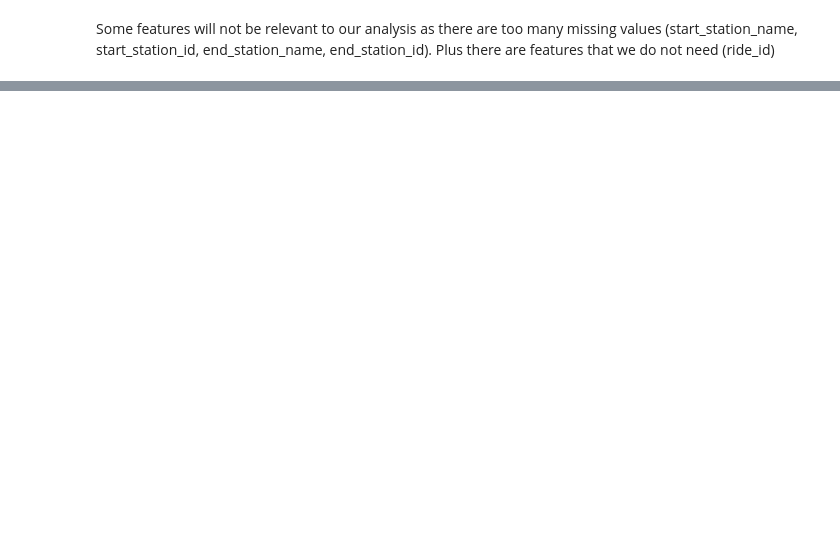
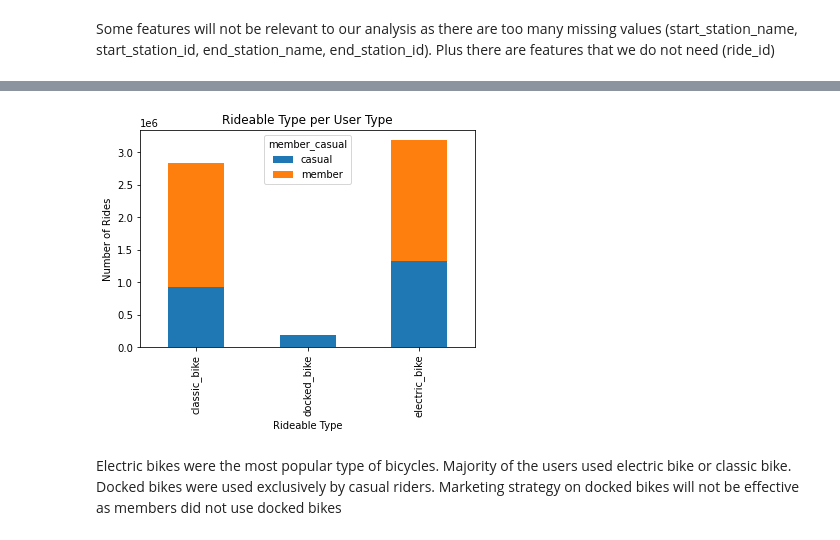
Before and after one commit to lamch0/Cyclistic-Data-Analysis-Project, a Jupyter notebook: notebook.ipynb, the cells around one changed output, grey strips where cells are left out. Saved outputs shown, nothing was run; the diff lists cells and outputs as text; code cells hidden in the pictures; blank space fills up the shorter version.

```diff
--- a/notebook.ipynb
+++ b/notebook.ipynb
@@ -137,0 +112,2 @@ variables
+# %%
+df['month'] = df['started_at'].dt.month
@@ -150,0 +216,4 @@ List of dropped columns: ride_id,
+# %%
+# Rideable type per user type
+rideable_user_count = df.groupby(['rideable_type', 'member_casual'])['ride_id'].count().unstack()
+rideable_user_count
@@ -150,0 +226,12 @@ List of dropped columns: ride_id,
+# %%
+# Plot the rideable type per user type
+rideable_user_count.plot(kind='bar', stacked=True)
+
+plt.xlabel('Rideable Type')
+plt.ylabel('Number of Rides')
+plt.title('Rideable Type per User Type')
+plt.show()
+# %% [output]
+[figure, added]
+# %% [markdown]
+Electric bikes were the most popular type of bicycles. Majority of the users used electric bike or classic bike. Docked bikes were used exclusively by casual riders. Marketing strategy on docked bikes will not be effective as members did not use docked bikes
```
Also changed, not shown: parts of 44 cells of this notebook.
